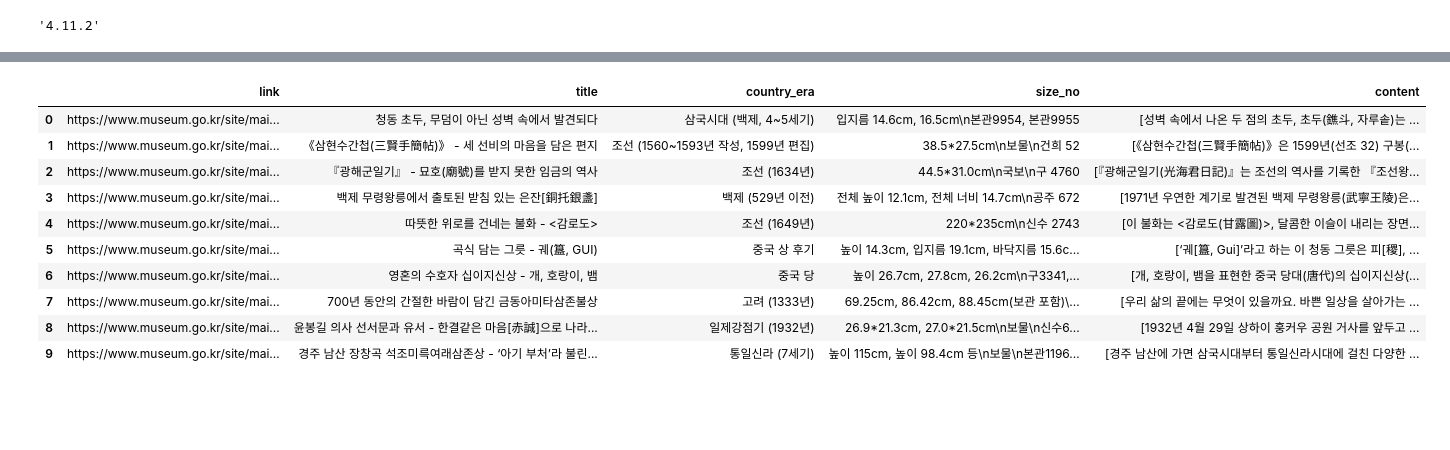
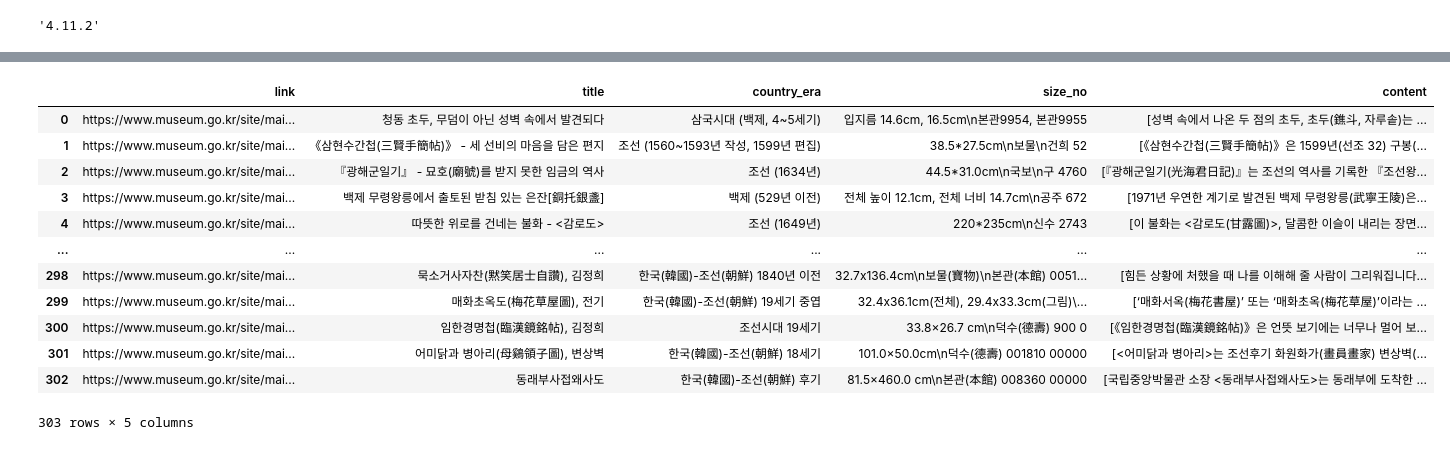
Before and after one commit to hyogg/RAG_LLM_Chatbot_Project, a Jupyter notebook: crawling.ipynb, the cells around one changed output, grey strips where cells are left out. Drawn from its saved outputs; the diff is of its cells as text; code cells hidden in the pictures; blank space fills up the shorter version.

```diff
--- a/crawling.ipynb
+++ b/crawling.ipynb
@@ -40,7 +40,7 @@ import random
 
 options = webdriver.ChromeOptions()
 # 창 띄우지 않기
-# options.add_argument('--headless')
+options.add_argument('--headless')
 
 driver = webdriver.Chrome(options=options)
 driver.set_window_size(width=1024, height=990)
@@ -80,6 +80,7 @@ for n in range(1, last_page+1) :
         driver.execute_script("window.open('');")
         time.sleep(1)
         driver.switch_to.window(driver.window_handles[-1])
+        time.sleep(random.randint(2, 5))
         driver.get(link)
         time.sleep(3)
 
@@ -116,7 +117,7 @@ for n in range(1, last_page+1) :
         time.sleep(2)
     driver.close()
     driver.switch_to.window(driver.window_handles[-1])
-    break
+    # break
 
 df = pd.DataFrame(columns=['link', 'title', 'country_era', 'size_no', 'content'], data=data)
 df
@@ -135,14 +142,16 @@ df
 |  | link | title | country_era | size_no | content |
 | 0 | https://www.museum.go.kr/site/mai... | 청동 초두, 무덤이 아닌 성벽 속에서 발견되다 | 삼국시대 (백제, 4~5세기) | 입지름 14.6cm, 16.5cm\n본관9954, 본관9955 | [성벽 속에서 나온 두 점의 초두, 초두(鐎斗, 자루솥)는 ... |
 | 1 | https://www.museum.go.kr/site/mai... | 《삼현수간첩(三賢手簡帖)》 - 세 선비의 마음을 담은 편지 | 조선 (1560~1593년 작성, 1599년 편집) | 38.5*27.5cm\n보물\n건희 52 | [《삼현수간첩(三賢手簡帖)》은 1599년(선조 32) 구봉(... |
 | 2 | https://www.museum.go.kr/site/mai... | 『광해군일기』 - 묘호(廟號)를 받지 못한 임금의 역사 | 조선 (1634년) | 44.5*31.0cm\n국보\n구 4760 | [『광해군일기(光海君日記)』는 조선의 역사를 기록한 『조선왕... |
 | 3 | https://www.museum.go.kr/site/mai... | 백제 무령왕릉에서 출토된 받침 있는 은잔[銅托銀盞] | 백제 (529년 이전) | 전체 높이 12.1cm, 전체 너비 14.7cm\n공주 672 | [1971년 우연한 계기로 발견된 백제 무령왕릉(武寧王陵)은... |
 | 4 | https://www.museum.go.kr/site/mai... | 따뜻한 위로를 건네는 불화 - <감로도> | 조선 (1649년) | 220*235cm\n신수 2743 | [이 불화는 <감로도(甘露圖)>, 달콤한 이슬이 내리는 장면... |
-| 5 | https://www.museum.go.kr/site/mai... | 곡식 담는 그릇 - 궤(簋, GUI) | 중국 상 후기 | 높이 14.3cm, 입지름 19.1cm, 바닥지름 15.6c... | [‘궤[簋, Gui]’라고 하는 이 청동 그릇은 피[稷], ... |
-| 6 | https://www.museum.go.kr/site/mai... | 영혼의 수호자 십이지신상 - 개, 호랑이, 뱀 | 중국 당 | 높이 26.7cm, 27.8cm, 26.2cm\n구3341,... | [개, 호랑이, 뱀을 표현한 중국 당대(唐代)의 십이지신상(... |
-| 7 | https://www.museum.go.kr/site/mai... | 700년 동안의 간절한 바람이 담긴 금동아미타삼존불상 | 고려 (1333년) | 69.25cm, 86.42cm, 88.45cm(보관 포함)\... | [우리 삶의 끝에는 무엇이 있을까요. 바쁜 일상을 살아가는 ... |
-| 8 | https://www.museum.go.kr/site/mai... | 윤봉길 의사 선서문과 유서 - 한결같은 마음[赤誠]으로 나라... | 일제강점기 (1932년) | 26.9*21.3cm, 27.0*21.5cm\n보물\n신수6... | [1932년 4월 29일 상하이 훙커우 공원 거사를 앞두고 ... |
-| 9 | https://www.museum.go.kr/site/mai... | 경주 남산 장창곡 석조미륵여래삼존상 - ‘아기 부처’라 불린... | 통일신라 (7세기) | 높이 115cm, 높이 98.4cm 등\n보물\n본관1196... | [경주 남산에 가면 삼국시대부터 통일신라시대에 걸친 다양한 ... |
+| ... | ... | ... | ... | ... | ... |
+| 298 | https://www.museum.go.kr/site/mai... | 묵소거사자찬(黙笑居士自讚), 김정희 | 한국(韓國)-조선(朝鮮) 1840년 이전 | 32.7x136.4cm\n보물(寶物)\n본관(本館) 0051... | [힘든 상황에 처했을 때 나를 이해해 줄 사람이 그리워집니다... |
+| 299 | https://www.museum.go.kr/site/mai... | 매화초옥도(梅花草屋圖), 전기 | 한국(韓國)-조선(朝鮮) 19세기 중엽 | 32.4x36.1cm(전체), 29.4x33.3cm(그림)\... | [‘매화서옥(梅花書屋)’ 또는 ‘매화초옥(梅花草屋)’이라는 ... |
+| 300 | https://www.museum.go.kr/site/mai... | 임한경명첩(臨漢鏡銘帖), 김정희 | 조선시대 19세기 | 33.8×26.7 cm\n덕수(德壽) 900 0 | [《임한경명첩(臨漢鏡銘帖)》은 언뜻 보기에는 너무나 멀어 보... |
+| 301 | https://www.museum.go.kr/site/mai... | 어미닭과 병아리(母鷄領子圖), 변상벽 | 한국(韓國)-조선(朝鮮) 18세기 | 101.0×50.0cm\n덕수(德壽) 001810 00000 | [<어미닭과 병아리>는 조선후기 화원화가(畫員畫家) 변상벽(... |
+| 302 | https://www.museum.go.kr/site/mai... | 동래부사접왜사도 | 한국(韓國)-조선(朝鮮) 후기 | 81.5×460.0 cm\n본관(本館) 008360 00000 | [국립중앙박물관 소장 <동래부사접왜사도>는 동래부에 도착한 ... |
+303 rows × 5 columns
 # %%
 df.to_csv('../../../Project/실험.csv', encoding='utf-8-sig')
 df.to_json('../../../Project/실험.json', force_ascii=False, orient='records', indent=4) # orient index로 해도 괜춘
```
Also changed, not shown: parts of 1 cell of this notebook.
